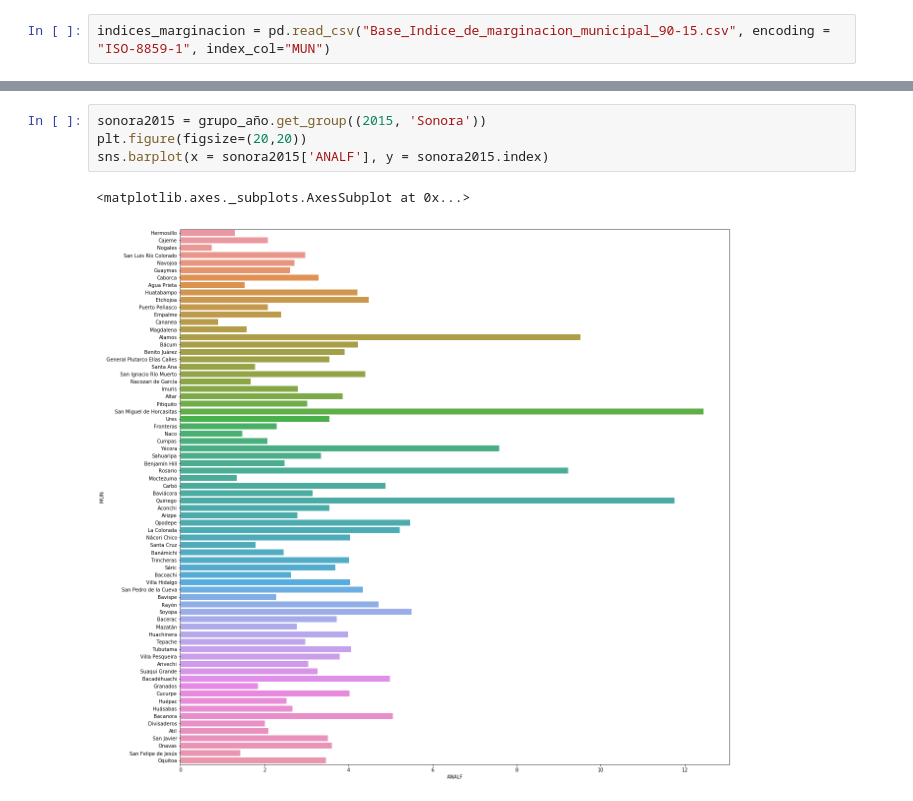
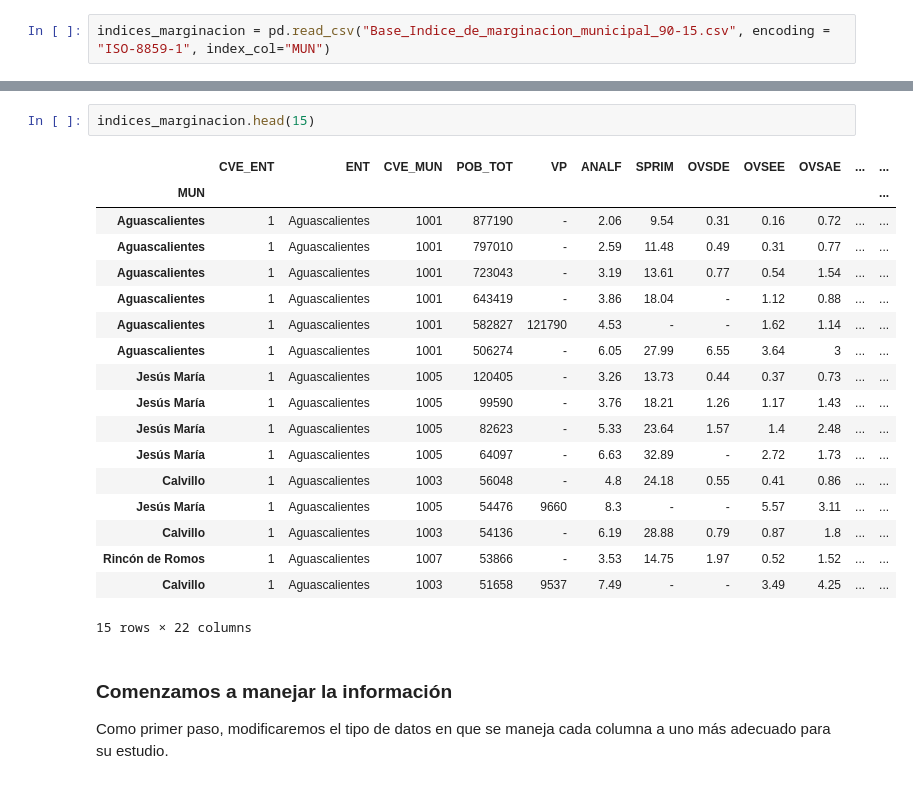
Before and after one commit to BrayanDurazo/EvidenciasCursoML, a Jupyter notebook: Datos_marginacion.ipynb, the cells around one changed output, grey strips where cells are left out. Cells and saved outputs as stored; diff of their text form.

```diff
--- a/Datos_marginacion.ipynb
+++ b/Datos_marginacion.ipynb
@@ -64,7 +26,24 @@ grupo_año.get_group((2015, 'Sonora'))
-# %%
-sonora2015 = grupo_año.get_group((2015, 'Sonora'))
-plt.figure(figsize=(20,20))
-sns.barplot(x = sonora2015['ANALF'], y = sonora2015.index)
-# %% [output]
-<matplotlib.axes._subplots.AxesSubplot at 0x...>
-[figure, removed]
+# %%
+indices_marginacion.head(15)
+# %% [output]
+|  | CVE_ENT | ENT | CVE_MUN | POB_TOT | VP | ANALF | SPRIM | OVSDE | OVSEE | OVSAE | ... | ... |
+| MUN |  |  |  |  |  |  |  |  |  |  |  | ... |
+| Aguascalientes | 1 | Aguascalientes | 1001 | 877190 | - | 2.06 | 9.54 | 0.31 | 0.16 | 0.72 | ... | ... |
+| Aguascalientes | 1 | Aguascalientes | 1001 | 797010 | - | 2.59 | 11.48 | 0.49 | 0.31 | 0.77 | ... | ... |
+| Aguascalientes | 1 | Aguascalientes | 1001 | 723043 | - | 3.19 | 13.61 | 0.77 | 0.54 | 1.54 | ... | ... |
+| Aguascalientes | 1 | Aguascalientes | 1001 | 643419 | - | 3.86 | 18.04 | - | 1.12 | 0.88 | ... | ... |
+| Aguascalientes | 1 | Aguascalientes | 1001 | 582827 | 121790 | 4.53 | - | - | 1.62 | 1.14 | ... | ... |
+| Aguascalientes | 1 | Aguascalientes | 1001 | 506274 | - | 6.05 | 27.99 | 6.55 | 3.64 | 3 | ... | ... |
+| Jesús María | 1 | Aguascalientes | 1005 | 120405 | - | 3.26 | 13.73 | 0.44 | 0.37 | 0.73 | ... | ... |
+| Jesús María | 1 | Aguascalientes | 1005 | 99590 | - | 3.76 | 18.21 | 1.26 | 1.17 | 1.43 | ... | ... |
+| Jesús María | 1 | Aguascalientes | 1005 | 82623 | - | 5.33 | 23.64 | 1.57 | 1.4 | 2.48 | ... | ... |
+| Jesús María | 1 | Aguascalientes | 1005 | 64097 | - | 6.63 | 32.89 | - | 2.72 | 1.73 | ... | ... |
+| Calvillo | 1 | Aguascalientes | 1003 | 56048 | - | 4.8 | 24.18 | 0.55 | 0.41 | 0.86 | ... | ... |
+| Jesús María | 1 | Aguascalientes | 1005 | 54476 | 9660 | 8.3 | - | - | 5.57 | 3.11 | ... | ... |
+| Calvillo | 1 | Aguascalientes | 1003 | 54136 | - | 6.19 | 28.88 | 0.79 | 0.87 | 1.8 | ... | ... |
+| Rincón de Romos | 1 | Aguascalientes | 1007 | 53866 | - | 3.53 | 14.75 | 1.97 | 0.52 | 1.52 | ... | ... |
+| Calvillo | 1 | Aguascalientes | 1003 | 51658 | 9537 | 7.49 | - | - | 3.49 | 4.25 | ... | ... |
+15 rows × 22 columns
+# %% [markdown]
+### Comenzamos a manejar la información
+Como primer paso, modificaremos el tipo de datos en que se maneja cada columna a uno más adecuado para su estudio.
```
Also changed, not shown: parts of 13 cells of this notebook.
